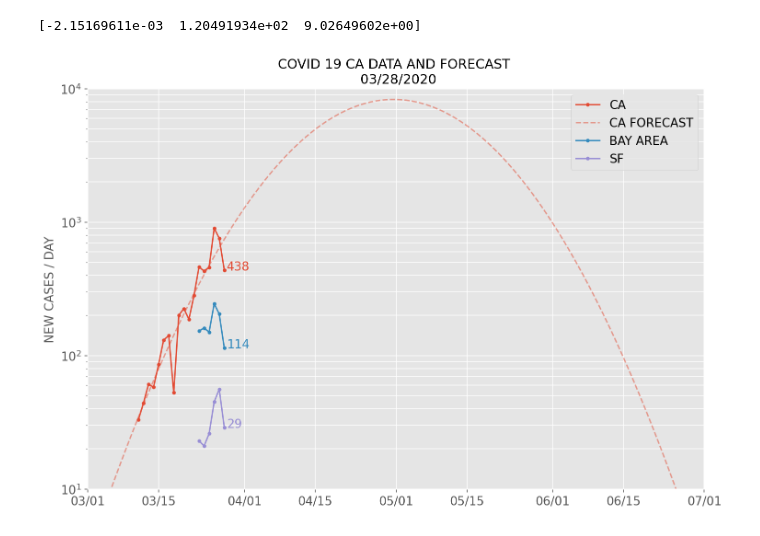
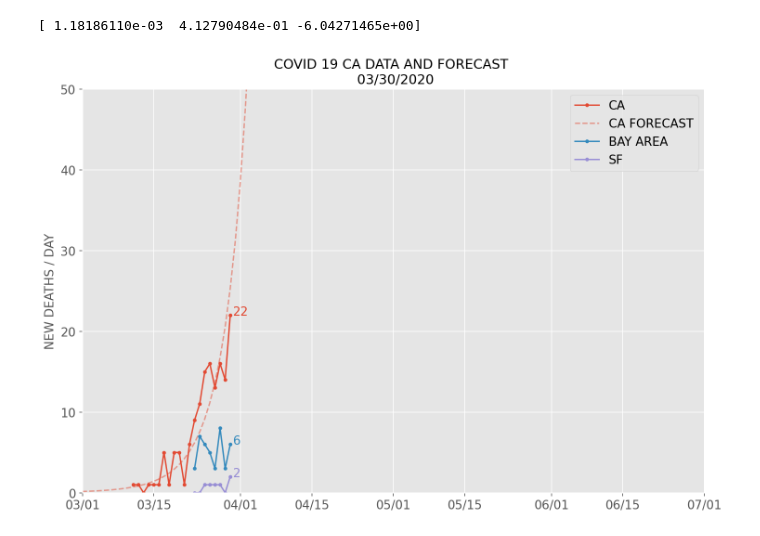
Before and after one commit to audricc/covid19, a Jupyter notebook: Covid19.ipynb, the cells around one changed output. Drawn from its saved outputs; the diff is of its cells as text; code cells hidden in the pictures.

```diff
--- a/Covid19.ipynb
+++ b/Covid19.ipynb
@@ -18,7 +20,6 @@ pl.style.use('ggplot')
 pylab.rcParams['figure.figsize'] = 12, 8
 # %%
 # PULL JOHN HOPKINS DATA
-
 ds_start = dt.datetime(2020,1,22)
 ds_end = dt.datetime.today()
 ds_list = [(ds_start + dt.timedelta(k)) for k in range((ds_end - ds_start).days)]
@@ -32,7 +33,6 @@ for ds in ds_list:
   data = data.append(data_ds, sort=True)
 
 # CALIFORNIA
-
 data_ca_raw = data[((data['Country_Region'] == 'US') & (data['Province_State'] == 'California') & (data['ds'] >= dt.datetime(2020,3,1))) |
                ((data['Country/Region'] == 'US') & (data['Province/State'] == 'California') & (data['ds'] >= dt.datetime(2020,3,1))) ]
 data_ca = data_ca_raw.groupby('ds', as_index=False).sum() # sum across counties
@@ -40,24 +40,13 @@ data_ca['Confirmed_new'] = data_ca['Confirmed'].diff()
 data_ca['Deaths_new'] = data_ca['Deaths'].diff()
 
 # SF BAY AREA
-
-data_bay_raw = data[(data['Country_Region'] == 'US') &
-                    ((data['Admin2'] == 'Contra Costa') |
-                     (data['Admin2'] == 'Alameda') |
-                     (data['Admin2'] == 'San Mateo') |
-                     (data['Admin2'] == 'Santa Clara') |
-                     (data['Admin2'] == 'Marin') |
-                     (data['Admin2'] == 'Solano') |
-                     (data['Admin2'] == 'Sonoma') |
-                     (data['Admin2'] == 'San Francisco') |
-                     (data['Admin2'] == 'Napa')
-                    )]
+data_bay_raw = data[(data.Country_Region == 'US') &
+                    (data.Admin2.isin(['Contra Costa','Alameda','San Mateo','Santa Clara','Marin','Solano','Sonoma','San Francisco','Napa']))]
 data_bay = data_bay_raw.groupby('ds', as_index=False).sum() # sum across counties
 data_bay['Confirmed_new'] = data_bay['Confirmed'].diff()
 data_bay['Deaths_new'] = data_bay['Deaths'].diff()
 
 # SAN FRANCISCO
-
 data_sf_raw = data[(data['Country_Region'] == 'US') & (data['Admin2'] == 'San Francisco')]
 data_sf = data_sf_raw.groupby('ds', as_index=False).sum()
 data_sf['Confirmed_new'] = data_sf['Confirmed'].diff()
@@ -73,45 +124,47 @@ data_sf.tail()
 # %%
-# CALIFORNIA FORECAST: CONFIRMED NEW
+# CALIFORNIA FORECAST: DEATHS NEW
 
 # forecast
-data_ca_copy = data_ca.dropna()
+data_ca_copy = data_ca.replace(to_replace={'Deaths_new':0.}, value=np.nan)
+data_ca_copy = data_ca_copy.dropna() # remove nan and zeros
 ds_data = data_ca_copy.ds
 x_data = [(ds - dt.datetime(2020,1,1)).days for ds in data_ca_copy.ds]
-y_data = np.log(data_ca_copy.Confirmed_new)
+y_data = np.log(data_ca_copy.Deaths_new)
 
 f = lambda x, a, b, c:a*(x-b)**2 + c
 p = curve_fit(f, x_data, y_data)[0]
 print(p)
 
 x_forecast = np.arange(0,365)
 ds_forecast = [dt.datetime(2020,1,1) + dt.timedelta(int(k)) for k in x_forecast]
 y_forecast = [f(x, p[0], p[1], p[2]) for x in x_forecast]
 
 # plots
-ax1 = pl.plot(data_ca.ds, data_ca.Confirmed_new, marker='.', label='CA')
+# death_over_confirmed = np.mean(data_ca.Deaths_new*1./data_ca.Confirmed_new)
+ax1 = pl.plot(data_ca.ds, data_ca.Deaths_new, marker='.', label='CA')
 pl.plot(ds_forecast, np.exp(y_forecast), c=ax1[0].get_color(), ls='--', alpha=0.5, label='CA FORECAST')
-pl.text(data_ca.ds.iloc[-1]+dt.timedelta(0.5), data_ca.Confirmed_new.iloc[-1], s=int(data_ca.Confirmed_new.iloc[-1]), c=ax1[0].get_color(), fontsize=13)
+pl.text(data_ca.ds.iloc[-1]+dt.timedelta(0.5), data_ca.Deaths_new.iloc[-1], s=int(data_ca.Deaths_new.iloc[-1]), c=ax1[0].get_color(), fontsize=13)
 
-ax2 = pl.plot(data_bay.ds, data_bay.Confirmed_new, marker='.',  label='BAY AREA')
-pl.text(data_bay.ds.iloc[-1]+dt.timedelta(0.5), data_bay.Confirmed_new.iloc[-1], s=int(data_bay.Confirmed_new.iloc[-1]), c=ax2[0].get_color(), fontsize=13)
+ax2 = pl.plot(data_bay.ds, data_bay.Deaths_new, marker='.',  label='BAY AREA')
+pl.text(data_bay.ds.iloc[-1]+dt.timedelta(0.5), data_bay.Deaths_new.iloc[-1], s=int(data_bay.Deaths_new.iloc[-1]), c=ax2[0].get_color(), fontsize=13)
 
-ax3 = pl.plot(data_sf.ds, data_sf.Confirmed_new, marker='.',  label='SF')
-pl.text(data_sf.ds.iloc[-1]+dt.timedelta(0.5), data_sf.Confirmed_new.iloc[-1], s=int(data_sf.Confirmed_new.iloc[-1]), c=ax3[0].get_color(), fontsize=13)
+ax3 = pl.plot(data_sf.ds, data_sf.Deaths_new, marker='.',  label='SF')
+pl.text(data_sf.ds.iloc[-1]+dt.timedelta(0.5), data_sf.Deaths_new.iloc[-1], s=int(data_sf.Deaths_new.iloc[-1]), c=ax3[0].get_color(), fontsize=13)
 
 # formatting
 fmt = mdates.DateFormatter("%m/%d")
 ax = pl.gca()
 ax.xaxis.set_major_formatter(fmt)
 
 pl.title('COVID 19 CA DATA AND FORECAST \n {0}'.format(data_ca.ds.iloc[-1].strftime('%m/%d/%Y')))
 pl.xlim(dt.datetime(2020,3,1), dt.datetime(2020,7,1))
-pl.ylim(10, 1e4)
-pl.yscale('log')
-pl.ylabel('NEW CASES / DAY', fontsize=13)
+pl.ylim(0, 50)
+# pl.yscale('symlog')
+pl.ylabel('NEW DEATHS / DAY', fontsize=13)
 pl.legend(fontsize=13)
 pl.xticks(fontsize=13)
 pl.yticks(fontsize=13)
 pl.grid(True,which="both",ls="-")
 # %% [output]
-[-2.15169611e-03  1.20491934e+02  9.02649602e+00]
+[ 1.18186110e-03  4.12790484e-01 -6.04271465e+00]
-[figure, old version]
+[figure, new version]
```
Also changed, not shown: parts of 5 cells of this notebook.
